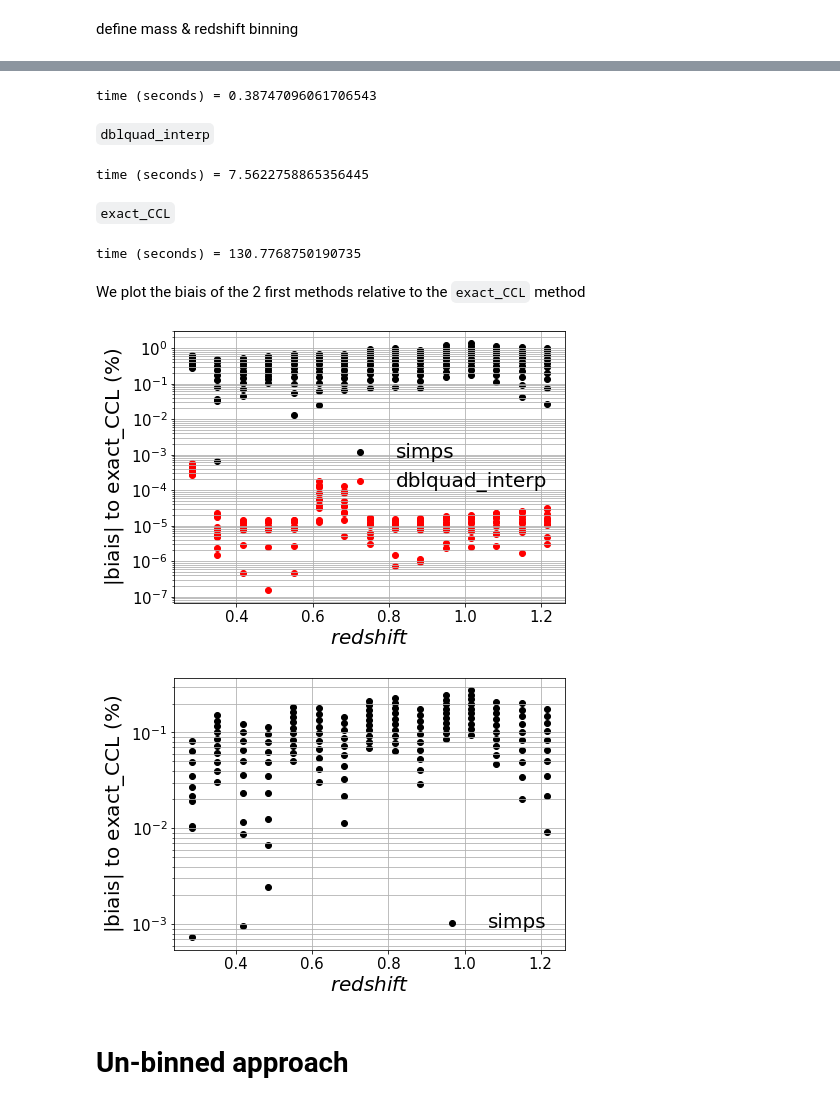
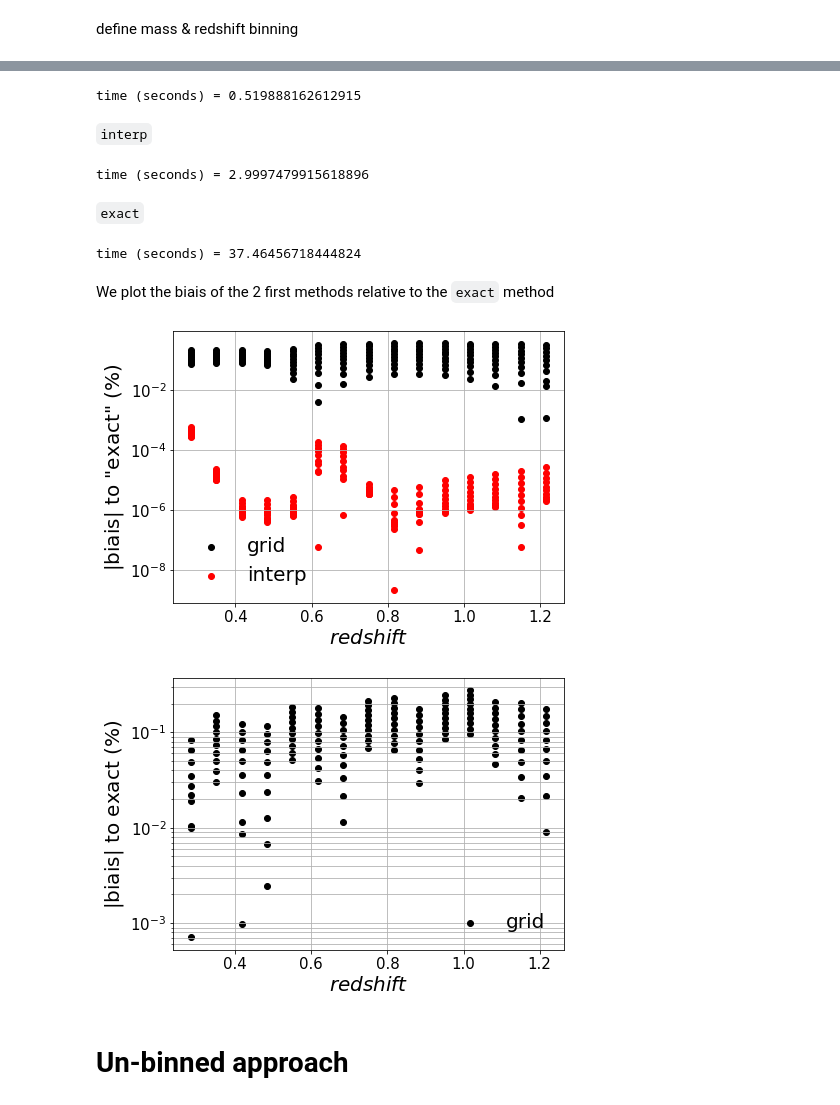
Before and after one commit to LSSTDESC/CLCosmo_Sim, a Jupyter notebook: cluster_abundance/Numerical_validation_class_cluster_abundance_MZ.ipynb, the cells around one changed output, grey strips where cells are left out. Drawn from its saved outputs; the diff is of its cells as text; code cells hidden in the pictures.

```diff
--- a/cluster_abundance/Numerical_validation_class_cluster_abundance_MZ.ipynb
+++ b/cluster_abundance/Numerical_validation_class_cluster_abundance_MZ.ipynb
@@ -28,10 +28,10 @@ $$
 # %% [markdown]
 define mass & redshift binning
 # %%
-z_corner = np.linspace(0.25, 1.25, 16)
-logm_corner = np.linspace(14, 14.8, 11)
-def binning(corner): return [[corner[i],corner[i+1]] for i in range(len(corner)-1)]
-Z_bin = binning(z_corner)
-logMass_bin = binning(logm_corner)
+z_edges = np.linspace(0.25, 1.25, 16)
+logm_edges = np.linspace(14, 14.8, 11)
+# def binning(corner): return [[corner[i],corner[i+1]] for i in range(len(corner)-1)]
+# Z_bin = binning(z_corner)
+# logMass_bin = binning(logm_corner)
 # %% [markdown]
 Three different methods:
@@ -47,56 +47,56 @@ logm_grid = np.linspace(12,16, 300)
 # %%
 t0 = time.time()
 clc.compute_multiplicity_grid_MZ(z_grid = z_grid, logm_grid = logm_grid)
-Abundance_simps = clc.Cluster_Abundance_MZ(Redshift_bin = Z_bin, Proxy_bin = logMass_bin, method = 'simps')
+Abundance_grid = clc.Cluster_Abundance_MZ(zbin_edges = z_edges, proxybin_edges = logm_edges, method = 'grid')
 t1 = time.time()
 print('time (seconds) = ' + str(t1-t0))
 time_simps = t1-t0
 # %% [output]
-time (seconds) = 0.38747096061706543
+time (seconds) = 0.519888162612915
 # %% [markdown]
-`dblquad_interp`
+`interp`
 # %%
 t0 = time.time()
 clc.compute_multiplicity_grid_MZ(z_grid = z_grid, logm_grid = logm_grid)
-Abundance_dblquad_interp = clc.Cluster_Abundance_MZ(Redshift_bin = Z_bin, Proxy_bin = logMass_bin, method = 'dblquad_interp')
+Abundance_interp = clc.Cluster_Abundance_MZ(zbin_edges = z_edges, proxybin_edges = logm_edges, method = 'interp')
 t1 = time.time()
 print('time (seconds) = ' + str(t1-t0))
 time_dblquad_interp = t1-t0
 # %% [output]
-time (seconds) = 7.5622758865356445
+time (seconds) = 2.9997479915618896
 # %% [markdown]
-`exact_CCL`
+`exact`
 # %%
 t0 = time.time()
-Abundance_dbquad = clc.Cluster_Abundance_MZ(Redshift_bin = Z_bin, Proxy_bin = logMass_bin, method = 'exact_CCL')
+Abundance_exact = clc.Cluster_Abundance_MZ(zbin_edges = z_edges, proxybin_edges = logm_edges, method = 'exact')
 t1 = time.time()
 print('time (seconds) = ' + str(t1-t0))
 time_exact_CCL = t1-t0
 # %% [output]
-time (seconds) = 130.7768750190735
+time (seconds) = 37.46456718444824
 # %% [markdown]
-We plot the biais of the 2 first methods relative to the `exact_CCL` method
+We plot the biais of the 2 first methods relative to the `exact` method
 # %%
 plt.figure(figsize = (7,5))
 plt.yscale('log')
-z_ = np.mean(Z_bin, axis = 1)
-mass = np.mean(logMass_bin, axis = 1)
+z_ = [np.mean([z_edges[i],z_edges[i+1]]) for i in np.arange(len(z_edges)-1)]
+mass = [np.mean([10**logm_edges[i],10**logm_edges[i+1]]) for i in np.arange(len(logm_edges)-1)]
 plt.tick_params(axis='both', which="both", labelsize= 15)
-for f in range(len(logMass_bin)):
+for f in range(len(logm_edges)-1):
     label = [None, None]
     if f == 0:
-        label = ['simps', 'dblquad_interp']
-    y_simps = abs(100*(1-Abundance_simps[:,f]/Abundance_dbquad[:,f]))
-    y_dbquad_interp = abs(100*(1-Abundance_dblquad_interp[:,f]/Abundance_dbquad[:,f]))
-    plt.scatter(z_, y_simps, color = 'k', label = label[0])
-    plt.scatter(z_, y_dbquad_interp, color = 'r', label = label[1])
+        label = ['grid', 'interp']
+    y_grid = abs(100*(1-Abundance_grid[:,f]/Abundance_exact[:,f]))
+    y_interp = abs(100*(1-Abundance_interp[:,f]/Abundance_exact[:,f]))
+    plt.scatter(z_, y_grid, color = 'k', label = label[0])
+    plt.scatter(z_, y_interp, color = 'r', label = label[1])
 plt.grid(True, which="both" )
-plt.ylabel(r'|biais| to exact_CCL $(\%)$', fontsize = 20)
+plt.ylabel(r'|biais| to "exact" $(\%)$', fontsize = 20)
 plt.xlabel(r'$redshift$', fontsize = 20)
 plt.legend(frameon = False, fontsize = 20)
 plt.show()
 # %% [output]
-[figure, old version]
+[figure, new version]
 # %%
 halobais_model = ccl.halos.hbias.HaloBiasTinker10(cosmo, mass_def=massdef, mass_def_strict=True)
 # %%
@@ -108,22 +108,22 @@ biais_exact_CCL = clc.halo_bias_MZ(Redshift_bin = Z_bin, Proxy_bin = logMass_bin
 # %%
 plt.figure(figsize = (7,5))
 plt.yscale('log')
-z_ = np.mean(Z_bin, axis = 1)
-mass = np.mean(logMass_bin, axis = 1)
+z_ = [np.mean([z_edges[i],z_edges[i+1]]) for i in np.arange(len(z_edges)-1)]
+mass = [np.mean([10**logm_edges[i],10**logm_edges[i+1]]) for i in np.arange(len(logm_edges)-1)]
 plt.tick_params(axis='both', which="both", labelsize= 15)
-for f in range(len(logMass_bin)):
+for f in range(len(logm_edges)-1):
     label = [None, None]
     if f == 0:
-        label = ['simps', 'dblquad_interp']
-    y_simps = abs(100*(1-biais[:,f]/biais_exact_CCL[:,f]))
+        label = ['grid', 'interp']
+    y_simps = abs(100*(1-biais_grid[:,f]/biais_exact[:,f]))
     plt.scatter(z_, y_simps, color = 'k', label = label[0])
 plt.grid(True, which="both" )
-plt.ylabel(r'|biais| to exact_CCL $(\%)$', fontsize = 20)
+plt.ylabel(r'|biais| to exact $(\%)$', fontsize = 20)
 plt.xlabel(r'$redshift$', fontsize = 20)
 plt.legend(frameon = False, fontsize = 20)
 plt.show()
 # %% [output]
-[figure, old version]
+[figure, new version]
 # %% [markdown]
 # Un-binned approach
 # %% [markdown]
```
Also changed, not shown: parts of 8 cells of this notebook.
